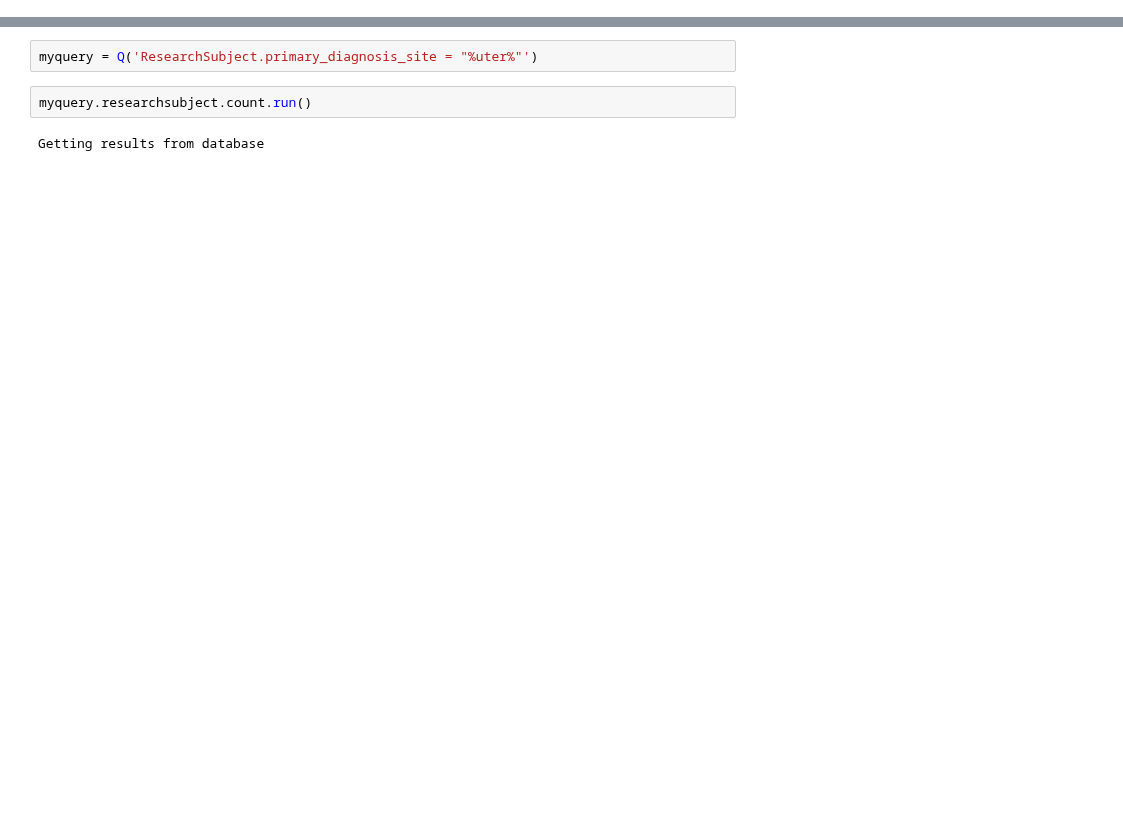
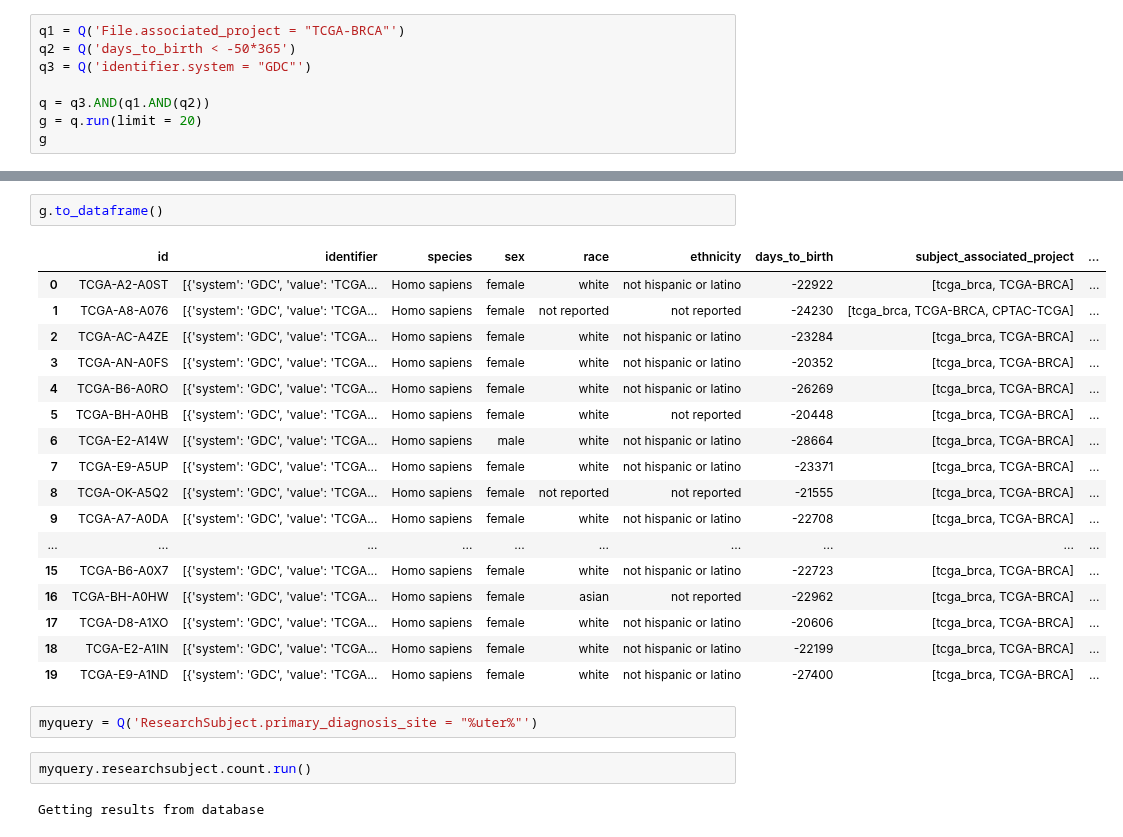
Before and after one commit to CancerDataAggregator/CDA-HelpDesk, a Jupyter notebook: docs/Examples/scratch.ipynb, the cells around one changed output, grey strips where cells are left out. Drawn from its saved outputs; the diff is of its cells as text; blank space fills up the shorter version.

```diff
--- a/docs/Examples/scratch.ipynb
+++ b/docs/Examples/scratch.ipynb
@@ -7,0 +82,8 @@ Q.set_host_url("http://35.192.60.10:8080/")
+# %%
+q1 = Q('File.associated_project = "TCGA-BRCA"')
+q2 = Q('days_to_birth < -50*365')
+q3 = Q('identifier.system = "GDC"')
+
+q = q3.AND(q1.AND(q2))
+g = q.run(limit = 20)
+g
@@ -8,3 +99,23 @@ Q.set_host_url("http://35.192.60.10:8080/")
+# %%
+g.to_dataframe()
+# %% [output]
+|  | id | identifier | species | sex | race | ethnicity | days_to_birth | subject_associated_project | ... |
+| 0 | TCGA-A2-A0ST | [{'system': 'GDC', 'value': 'TCGA... | Homo sapiens | female | white | not hispanic or latino | -22922 | [tcga_brca, TCGA-BRCA] | ... |
+| 1 | TCGA-A8-A076 | [{'system': 'GDC', 'value': 'TCGA... | Homo sapiens | female | not reported | not reported | -24230 | [tcga_brca, TCGA-BRCA, CPTAC-TCGA] | ... |
+| 2 | TCGA-AC-A4ZE | [{'system': 'GDC', 'value': 'TCGA... | Homo sapiens | female | white | not hispanic or latino | -23284 | [tcga_brca, TCGA-BRCA] | ... |
+| 3 | TCGA-AN-A0FS | [{'system': 'GDC', 'value': 'TCGA... | Homo sapiens | female | white | not hispanic or latino | -20352 | [tcga_brca, TCGA-BRCA] | ... |
+| 4 | TCGA-B6-A0RO | [{'system': 'GDC', 'value': 'TCGA... | Homo sapiens | female | white | not hispanic or latino | -26269 | [tcga_brca, TCGA-BRCA] | ... |
+| 5 | TCGA-BH-A0HB | [{'system': 'GDC', 'value': 'TCGA... | Homo sapiens | female | white | not reported | -20448 | [tcga_brca, TCGA-BRCA] | ... |
+| 6 | TCGA-E2-A14W | [{'system': 'GDC', 'value': 'TCGA... | Homo sapiens | male | white | not hispanic or latino | -28664 | [tcga_brca, TCGA-BRCA] | ... |
+| 7 | TCGA-E9-A5UP | [{'system': 'GDC', 'value': 'TCGA... | Homo sapiens | female | white | not hispanic or latino | -23371 | [tcga_brca, TCGA-BRCA] | ... |
+| 8 | TCGA-OK-A5Q2 | [{'system': 'GDC', 'value': 'TCGA... | Homo sapiens | female | not reported | not reported | -21555 | [tcga_brca, TCGA-BRCA] | ... |
+| 9 | TCGA-A7-A0DA | [{'system': 'GDC', 'value': 'TCGA... | Homo sapiens | female | white | not hispanic or latino | -22708 | [tcga_brca, TCGA-BRCA] | ... |
+| ... | ... | ... | ... | ... | ... | ... | ... | ... | ... |
+| 15 | TCGA-B6-A0X7 | [{'system': 'GDC', 'value': 'TCGA... | Homo sapiens | female | white | not hispanic or latino | -22723 | [tcga_brca, TCGA-BRCA] | ... |
+| 16 | TCGA-BH-A0HW | [{'system': 'GDC', 'value': 'TCGA... | Homo sapiens | female | asian | not reported | -22962 | [tcga_brca, TCGA-BRCA] | ... |
+| 17 | TCGA-D8-A1XO | [{'system': 'GDC', 'value': 'TCGA... | Homo sapiens | female | white | not hispanic or latino | -20606 | [tcga_brca, TCGA-BRCA] | ... |
+| 18 | TCGA-E2-A1IN | [{'system': 'GDC', 'value': 'TCGA... | Homo sapiens | female | white | not hispanic or latino | -22199 | [tcga_brca, TCGA-BRCA] | ... |
+| 19 | TCGA-E9-A1ND | [{'system': 'GDC', 'value': 'TCGA... | Homo sapiens | female | white | not hispanic or latino | -27400 | [tcga_brca, TCGA-BRCA] | ... |
 # %%
 myquery = Q('ResearchSubject.primary_diagnosis_site = "%uter%"')
 # %%
```
Also changed, not shown: parts of 22 cells of this notebook, 6 other files.
